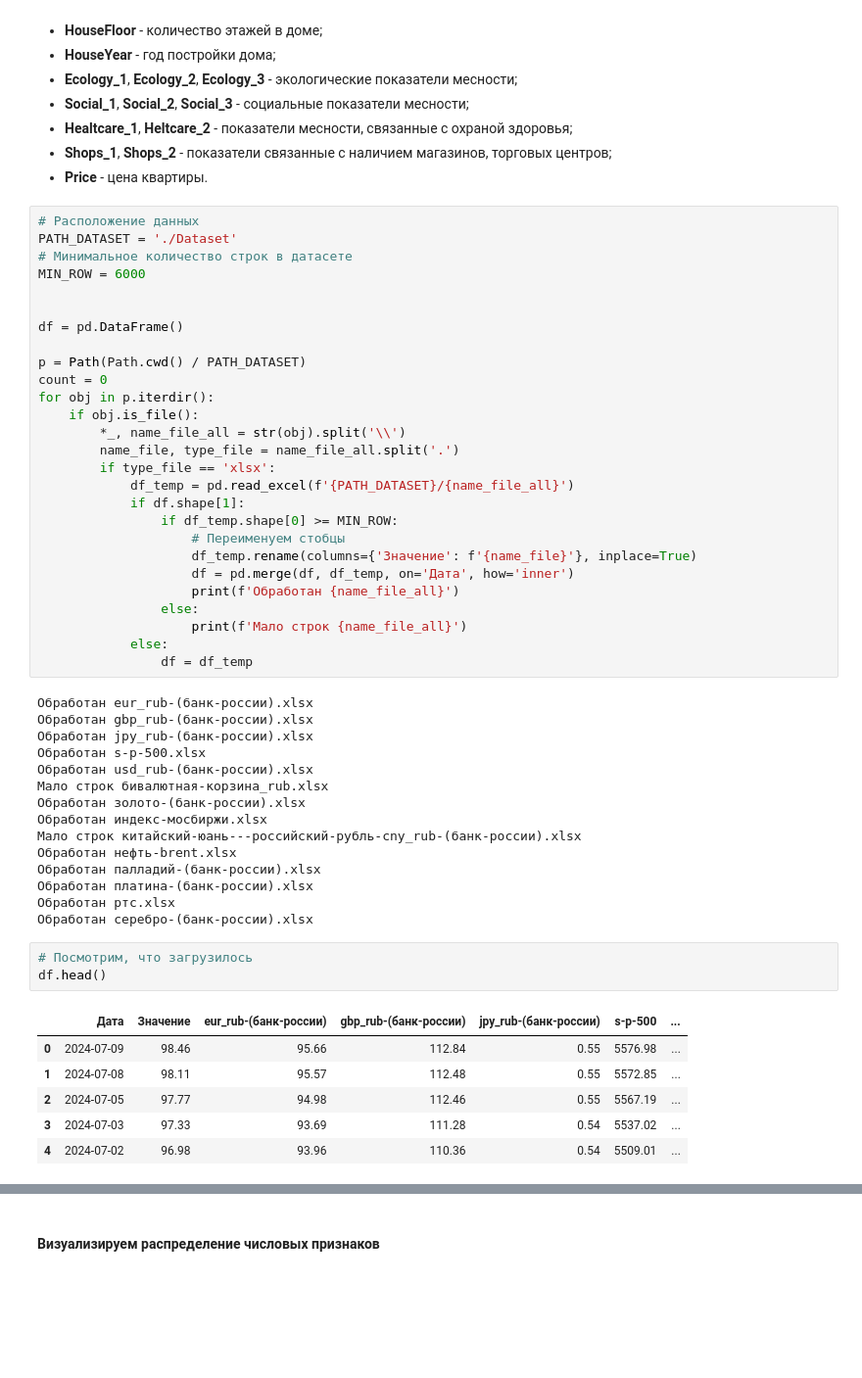
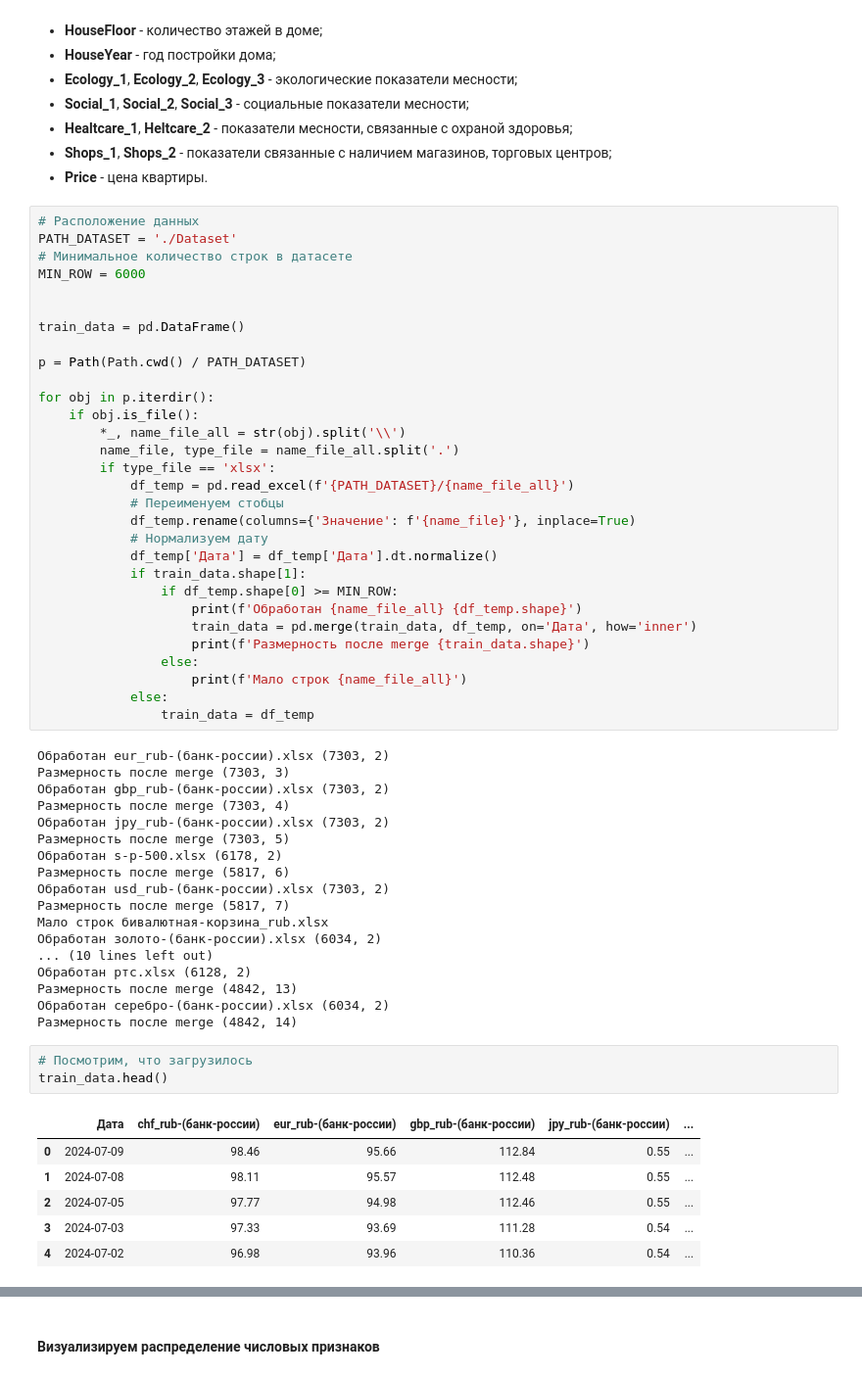
Before and after one commit to uc20100/Diplom-2024, a Jupyter notebook: diplom_2024.ipynb, the cells around one changed output, grey strips where cells are left out. Shown: that part at 98% size. Drawn from its saved outputs; the diff is of its cells as text; blank space fills up the shorter version.

```diff
--- a/diplom_2024.ipynb
+++ b/diplom_2024.ipynb
@@ -122,50 +122,56 @@ PATH_DATASET = './Dataset'
 MIN_ROW = 6000
 
 
-df = pd.DataFrame()
+train_data = pd.DataFrame()
 
 p = Path(Path.cwd() / PATH_DATASET)
-count = 0
+
 for obj in p.iterdir():
     if obj.is_file():
         *_, name_file_all = str(obj).split('\\')
         name_file, type_file = name_file_all.split('.')
         if type_file == 'xlsx':
             df_temp = pd.read_excel(f'{PATH_DATASET}/{name_file_all}')
-            if df.shape[1]:
+            # Переименуем стобцы
+            df_temp.rename(columns={'Значение': f'{name_file}'}, inplace=True)
+            # Нормализуем дату
+            df_temp['Дата'] = df_temp['Дата'].dt.normalize()
+            if train_data.shape[1]:
                 if df_temp.shape[0] >= MIN_ROW:
-                    # Переименуем стобцы
-                    df_temp.rename(columns={'Значение': f'{name_file}'}, inplace=True)
-                    df = pd.merge(df, df_temp, on='Дата', how='inner')
-                    print(f'Обработан {name_file_all}')
+                    print(f'Обработан {name_file_all} {df_temp.shape}')
+                    train_data = pd.merge(train_data, df_temp, on='Дата', how='inner')
+                    print(f'Размерность после merge {train_data.shape}')
                 else:
                     print(f'Мало строк {name_file_all}')
             else:
-                df = df_temp
+                train_data = df_temp
 # %% [output]
-Обработан eur_rub-(банк-россии).xlsx
-Обработан gbp_rub-(банк-россии).xlsx
-Обработан jpy_rub-(банк-россии).xlsx
-Обработан s-p-500.xlsx
-Обработан usd_rub-(банк-россии).xlsx
+Обработан eur_rub-(банк-россии).xlsx (7303, 2)
+Размерность после merge (7303, 3)
+Обработан gbp_rub-(банк-россии).xlsx (7303, 2)
+Размерность после merge (7303, 4)
+Обработан jpy_rub-(банк-россии).xlsx (7303, 2)
+Размерность после merge (7303, 5)
+Обработан s-p-500.xlsx (6178, 2)
+Размерность после merge (5817, 6)
+Обработан usd_rub-(банк-россии).xlsx (7303, 2)
+Размерность после merge (5817, 7)
 Мало строк бивалютная-корзина_rub.xlsx
-Обработан золото-(банк-россии).xlsx
-Обработан индекс-мосбиржи.xlsx
-Мало строк китайский-юань---российский-рубль-cny_rub-(банк-россии).xlsx
-Обработан нефть-brent.xlsx
-Обработан палладий-(банк-россии).xlsx
-Обработан платина-(банк-россии).xlsx
-Обработан ртс.xlsx
-Обработан серебро-(банк-россии).xlsx
+Обработан золото-(банк-россии).xlsx (6034, 2)
+... (10 lines left out)
+Обработан ртс.xlsx (6128, 2)
+Размерность после merge (4842, 13)
+Обработан серебро-(банк-россии).xlsx (6034, 2)
+Размерность после merge (4842, 14)
 # %%
 # Посмотрим, что загрузилось
-df.head()
+train_data.head()
 # %% [output]
-|  | Дата | Значение | eur_rub-(банк-россии) | gbp_rub-(банк-россии) | jpy_rub-(банк-россии) | s-p-500 | ... |
-| 0 | 2024-07-09 | 98.46 | 95.66 | 112.84 | 0.55 | 5576.98 | ... |
-| 1 | 2024-07-08 | 98.11 | 95.57 | 112.48 | 0.55 | 5572.85 | ... |
-| 2 | 2024-07-05 | 97.77 | 94.98 | 112.46 | 0.55 | 5567.19 | ... |
-| 3 | 2024-07-03 | 97.33 | 93.69 | 111.28 | 0.54 | 5537.02 | ... |
-| 4 | 2024-07-02 | 96.98 | 93.96 | 110.36 | 0.54 | 5509.01 | ... |
+|  | Дата | chf_rub-(банк-россии) | eur_rub-(банк-россии) | gbp_rub-(банк-россии) | jpy_rub-(банк-россии) | ... |
+| 0 | 2024-07-09 | 98.46 | 95.66 | 112.84 | 0.55 | ... |
+| 1 | 2024-07-08 | 98.11 | 95.57 | 112.48 | 0.55 | ... |
+| 2 | 2024-07-05 | 97.77 | 94.98 | 112.46 | 0.55 | ... |
+| 3 | 2024-07-03 | 97.33 | 93.69 | 111.28 | 0.54 | ... |
+| 4 | 2024-07-02 | 96.98 | 93.96 | 110.36 | 0.54 | ... |
 # %%
 # Посмотрим размер
```
Also changed, not shown: parts of 71 cells of this notebook.
